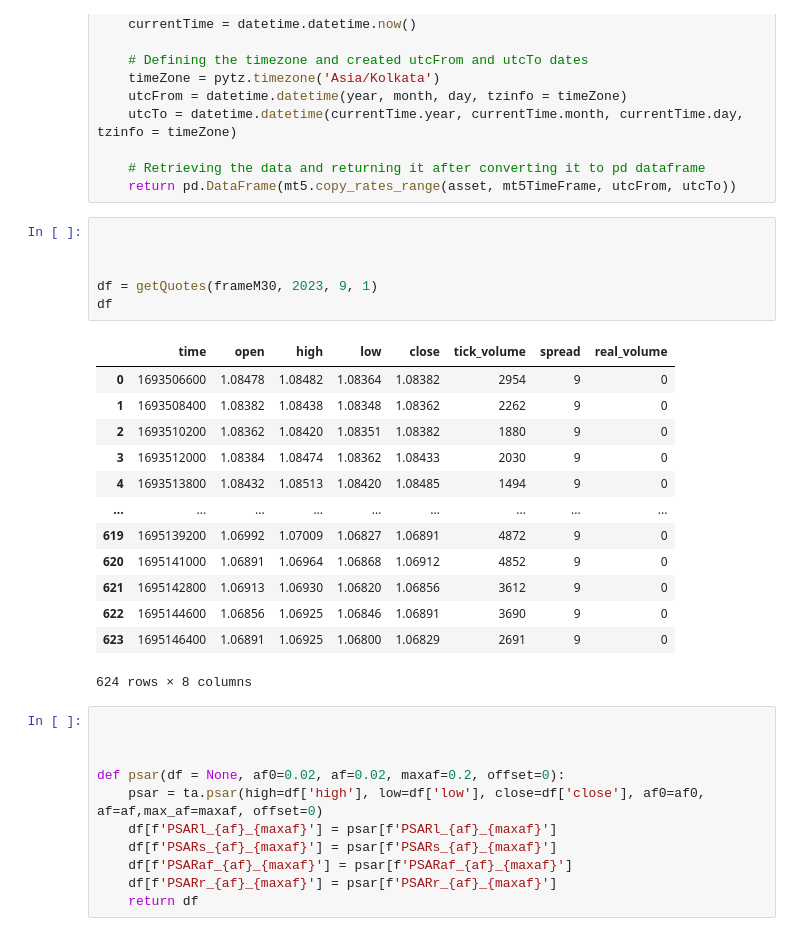
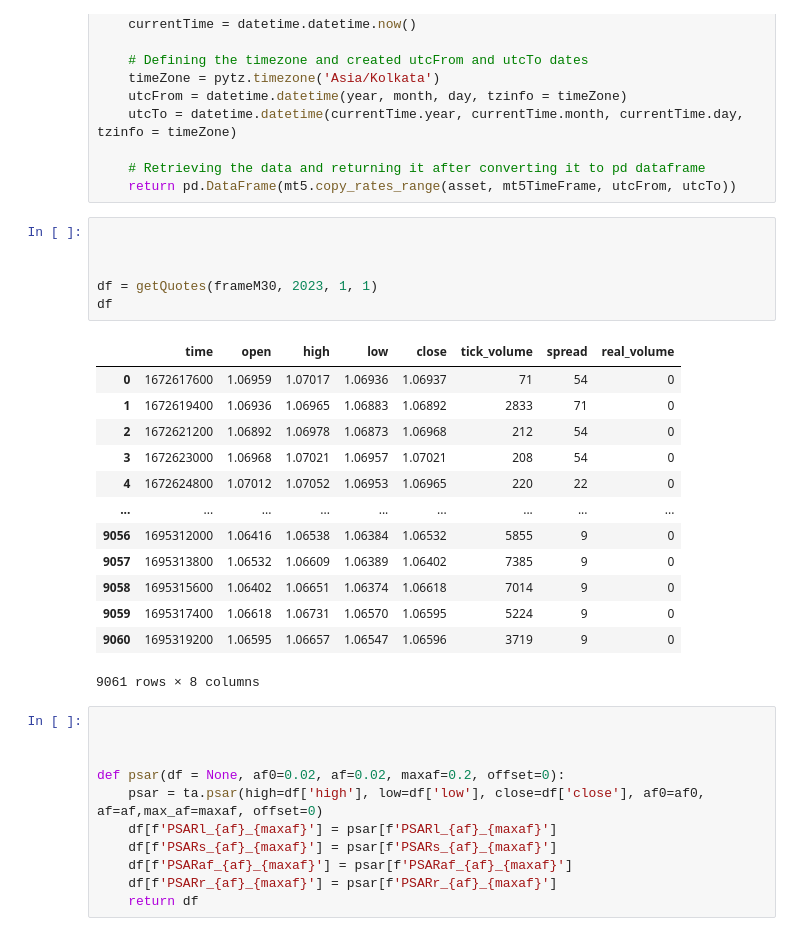
Before and after one commit to Sparsh-Kumar/trend-following-strategies, a Jupyter notebook: parabolic-stop-and-reverse.ipynb, the cells around one changed output. Drawn from its saved outputs; the diff is of its cells as text.

```diff
--- a/parabolic-stop-and-reverse.ipynb
+++ b/parabolic-stop-and-reverse.ipynb
@@ -66,23 +66,23 @@ def getQuotes(mt5TimeFrame, year = 2020, month = 1, day = 1, asset ='EURUSD'):
 # %%
 
 
 
-df = getQuotes(frameM30, 2023, 9, 1)
+df = getQuotes(frameM30, 2023, 1, 1)
 df
 # %% [output]
 |  | time | open | high | low | close | tick_volume | spread | real_volume |
-| 0 | 1693506600 | 1.08478 | 1.08482 | 1.08364 | 1.08382 | 2954 | 9 | 0 |
-| 1 | 1693508400 | 1.08382 | 1.08438 | 1.08348 | 1.08362 | 2262 | 9 | 0 |
-| 2 | 1693510200 | 1.08362 | 1.08420 | 1.08351 | 1.08382 | 1880 | 9 | 0 |
-| 3 | 1693512000 | 1.08384 | 1.08474 | 1.08362 | 1.08433 | 2030 | 9 | 0 |
-| 4 | 1693513800 | 1.08432 | 1.08513 | 1.08420 | 1.08485 | 1494 | 9 | 0 |
+| 0 | 1672617600 | 1.06959 | 1.07017 | 1.06936 | 1.06937 | 71 | 54 | 0 |
+| 1 | 1672619400 | 1.06936 | 1.06965 | 1.06883 | 1.06892 | 2833 | 71 | 0 |
+| 2 | 1672621200 | 1.06892 | 1.06978 | 1.06873 | 1.06968 | 212 | 54 | 0 |
+| 3 | 1672623000 | 1.06968 | 1.07021 | 1.06957 | 1.07021 | 208 | 54 | 0 |
+| 4 | 1672624800 | 1.07012 | 1.07052 | 1.06953 | 1.06965 | 220 | 22 | 0 |
 | ... | ... | ... | ... | ... | ... | ... | ... | ... |
-| 619 | 1695139200 | 1.06992 | 1.07009 | 1.06827 | 1.06891 | 4872 | 9 | 0 |
-| 620 | 1695141000 | 1.06891 | 1.06964 | 1.06868 | 1.06912 | 4852 | 9 | 0 |
-| 621 | 1695142800 | 1.06913 | 1.06930 | 1.06820 | 1.06856 | 3612 | 9 | 0 |
-| 622 | 1695144600 | 1.06856 | 1.06925 | 1.06846 | 1.06891 | 3690 | 9 | 0 |
-| 623 | 1695146400 | 1.06891 | 1.06925 | 1.06800 | 1.06829 | 2691 | 9 | 0 |
+| 9056 | 1695312000 | 1.06416 | 1.06538 | 1.06384 | 1.06532 | 5855 | 9 | 0 |
+| 9057 | 1695313800 | 1.06532 | 1.06609 | 1.06389 | 1.06402 | 7385 | 9 | 0 |
+| 9058 | 1695315600 | 1.06402 | 1.06651 | 1.06374 | 1.06618 | 7014 | 9 | 0 |
+| 9059 | 1695317400 | 1.06618 | 1.06731 | 1.06570 | 1.06595 | 5224 | 9 | 0 |
+| 9060 | 1695319200 | 1.06595 | 1.06657 | 1.06547 | 1.06596 | 3719 | 9 | 0 |
-624 rows × 8 columns
+9061 rows × 8 columns
 # %%
 
 
```
Also changed, not shown: parts of 4 cells of this notebook.
